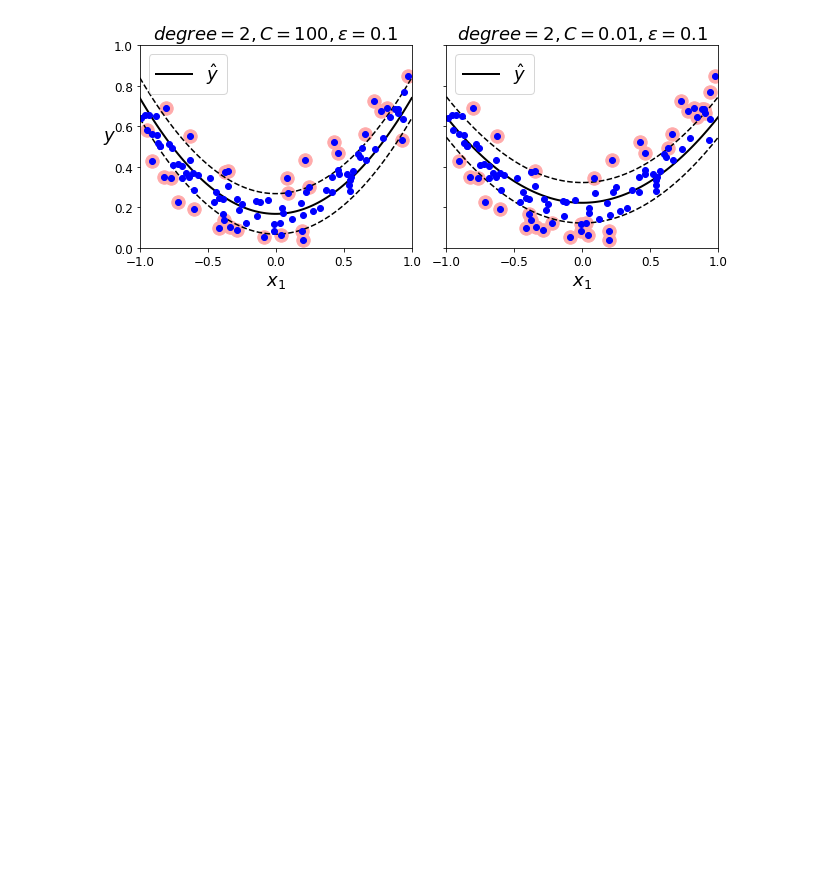
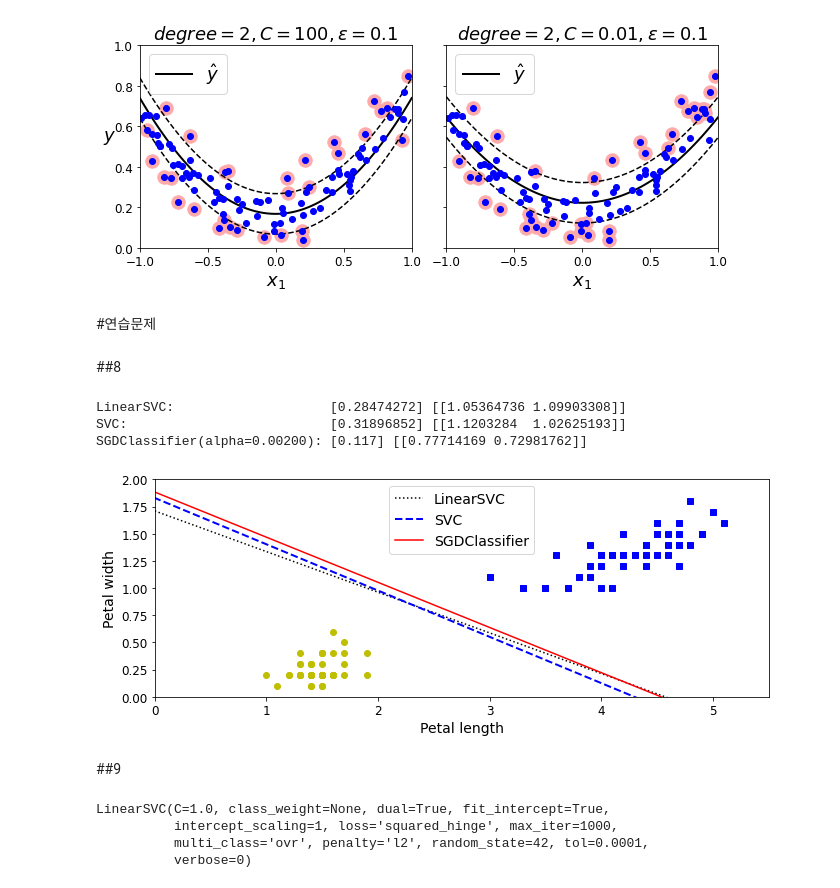
Before and after one commit to ansehoon1999/hands-on_practice, a Jupyter notebook: 05_machine_learning.ipynb, the cells around one changed output. Cells and saved outputs as stored; diff of their text form; code cells hidden in the pictures; blank space fills up the shorter version.

```diff
--- a/05_machine_learning.ipynb
+++ b/05_machine_learning.ipynb
@@ -450,3 +450,75 @@ plt.show()
 # %% [output]
 Saving figure svm_with_polynomial_kernel_plot
 [figure]
+# %% [markdown]
+#연습문제
+# %% [markdown]
+##8
+# %%
+from sklearn import datasets
+
+iris = datasets.load_iris()
+X = iris["data"][:, (2, 3)]  # petal length, petal width
+y = iris["target"]
+
+setosa_or_versicolor = (y == 0) | (y == 1)
+X = X[setosa_or_versicolor]
+y = y[setosa_or_versicolor]
+# %%
+from sklearn.svm import SVC, LinearSVC
+from sklearn.linear_model import SGDClassifier
+from sklearn.preprocessing import StandardScaler
+
+
+C = 5
+alpha = 1 / (C * len(X))
+
+lin_clf = LinearSVC(loss="hinge", C=C, random_state=42)
+svm_clf = SVC(kernel="linear", C=C)
+sgd_clf = SGDClassifier(loss="hinge", learning_rate="constant", eta0=0.001, alpha=alpha,
+                        max_iter=1000, tol=1e-3, random_state=42)
+scaler = StandardScaler()
+X_scaled = scaler.fit_transform(X)
+
+lin_clf.fit(X_scaled, y)
+svm_clf.fit(X_scaled, y)
+sgd_clf.fit(X_scaled, y)
+
+print("LinearSVC:                   ", lin_clf.intercept_, lin_clf.coef_)
+print("SVC:                         ", svm_clf.intercept_, svm_clf.coef_)
+print("SGDClassifier(alpha={:.5f}):".format(sgd_clf.alpha), sgd_clf.intercept_, sgd_clf.coef_)
+# %% [output]
+LinearSVC:                    [0.28474272] [[1.05364736 1.09903308]]
+SVC:                          [0.31896852] [[1.1203284  1.02625193]]
+SGDClassifier(alpha=0.00200): [0.117] [[0.77714169 0.72981762]]
+# %%
+# Compute the slope and bias of each decision boundary
+w1 = -lin_clf.coef_[0, 0]/lin_clf.coef_[0, 1]
+b1 = -lin_clf.intercept_[0]/lin_clf.coef_[0, 1]
+w2 = -svm_clf.coef_[0, 0]/svm_clf.coef_[0, 1]
+b2 = -svm_clf.intercept_[0]/svm_clf.coef_[0, 1]
+w3 = -sgd_clf.coef_[0, 0]/sgd_clf.coef_[0, 1]
+b3 = -sgd_clf.intercept_[0]/sgd_clf.coef_[0, 1]
+
+# Transform the decision boundary lines back to the original scale
+line1 = scaler.inverse_transform([[-10, -10 * w1 + b1], [10, 10 * w1 + b1]])
+line2 = scaler.inverse_transform([[-10, -10 * w2 + b2], [10, 10 * w2 + b2]])
+line3 = scaler.inverse_transform([[-10, -10 * w3 + b3], [10, 10 * w3 + b3]])
+
+# Plot all three decision boundaries
+plt.figure(figsize=(11, 4))
+plt.plot(line1[:, 0], line1[:, 1], "k:", label="LinearSVC")
+plt.plot(line2[:, 0], line2[:, 1], "b--", linewidth=2, label="SVC")
+plt.plot(line3[:, 0], line3[:, 1], "r-", label="SGDClassifier")
+plt.plot(X[:, 0][y==1], X[:, 1][y==1], "bs") # label="Iris versicolor"
+plt.plot(X[:, 0][y==0], X[:, 1][y==0], "yo") # label="Iris setosa"
+plt.xlabel("Petal length", fontsize=14)
+plt.ylabel("Petal width", fontsize=14)
+plt.legend(loc="upper center", fontsize=14)
+plt.axis([0, 5.5, 0, 2])
+
+plt.show()
+# %% [output]
+[figure, added]
+# %% [markdown]
+##9
@@ -452,0 +536,8 @@ Saving figure svm_with_polynomial_kernel_plot
+# %%
+lin_clf = LinearSVC(random_state = 42)
+lin_clf.fit(X_train, y_train)
+# %% [output]
+LinearSVC(C=1.0, class_weight=None, dual=True, fit_intercept=True,
+          intercept_scaling=1, loss='squared_hinge', max_iter=1000,
+          multi_class='ovr', penalty='l2', random_state=42, tol=0.0001,
+          verbose=0)
```
Also changed, not shown: parts of 9 cells of this notebook.
